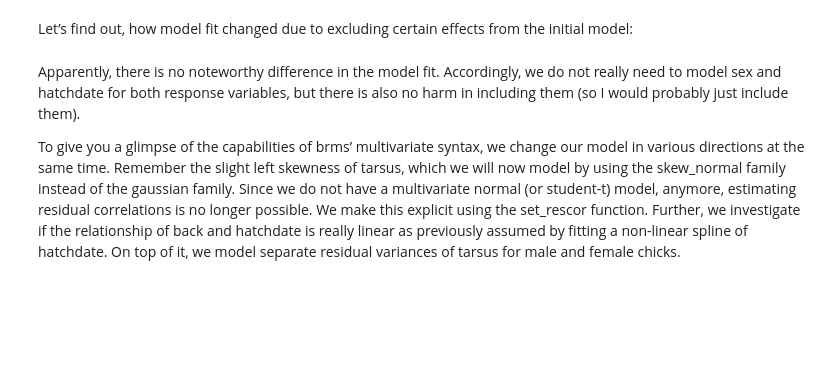
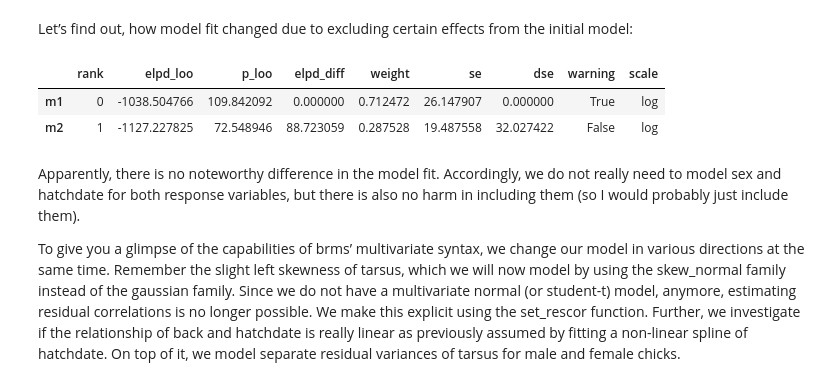
Before and after one commit to kaitumisuuringute-keskus/brmspy, a Jupyter notebook: docs/examples/brmspy-estimating-multivariate-models.ipynb, the cells around one changed output. Drawn from its saved outputs; the diff is of its cells as text; code cells hidden in the pictures; blank space fills up the shorter version.

```diff
--- a/docs/examples/brmspy-estimating-multivariate-models.ipynb
+++ b/docs/examples/brmspy-estimating-multivariate-models.ipynb
@@ -144,7 +194,15 @@ Group-Level Effects:
 # %% [markdown]
 Let’s find out, how model fit changed due to excluding certain effects from the initial model:
 # %%
-#brms.loo_compare(fit1, fit2)
+var = "back"
+loo1 = az.loo(fit1.idata, var_name=var)
+loo2 = az.loo(fit2.idata, var_name=var)
+cmp = az.compare({"m1": fit1.idata, "m2": fit2.idata}, ic="loo", var_name=var)
+cmp
+# %% [output]
+|  | rank | elpd_loo | p_loo | elpd_diff | weight | se | dse | warning | scale |
+| m1 | 0 | -1038.504766 | 109.842092 | 0.000000 | 0.712472 | 26.147907 | 0.000000 | True | log |
+| m2 | 1 | -1127.227825 | 72.548946 | 88.723059 | 0.287528 | 19.487558 | 32.027422 | False | log |
 # %% [markdown]
 Apparently, there is no noteworthy difference in the model fit. Accordingly, we do not really need to model sex and hatchdate for both response variables, but there is also no harm in including them (so I would probably just include them).
 
```
Also changed, not shown: parts of 14 cells of this notebook, 8 other files.
